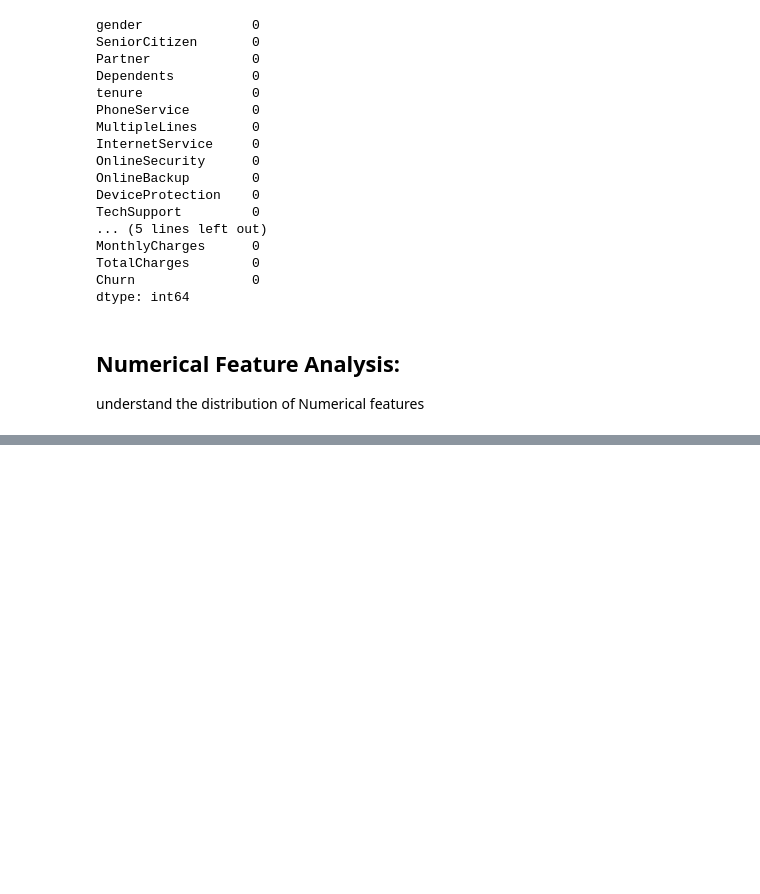
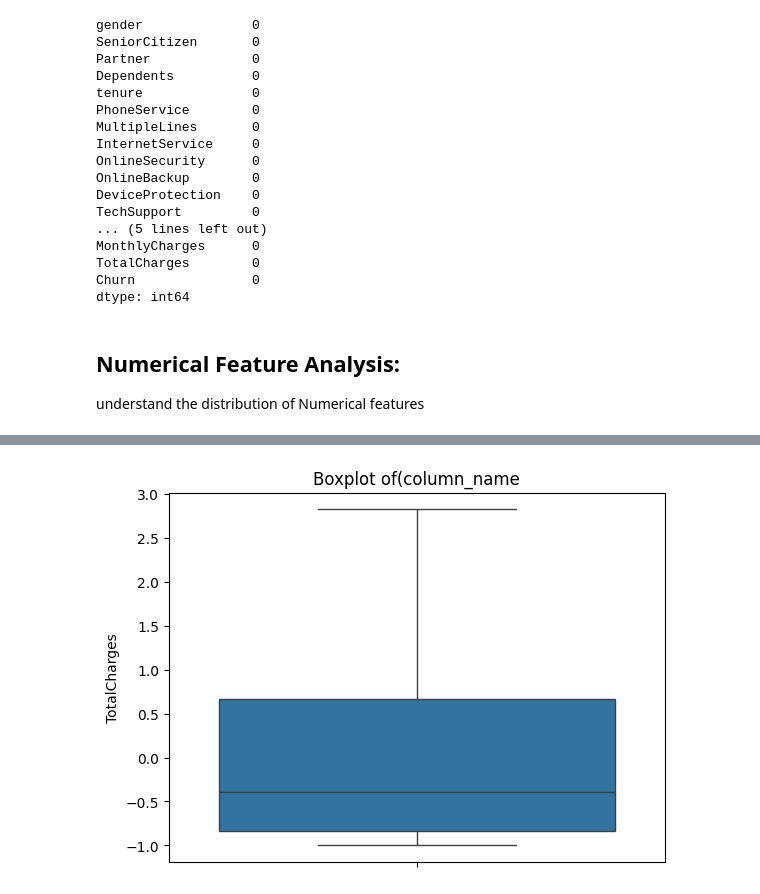
Before and after one commit to Anshu-code-202/MSLearn-Customer-Churn-Prediction, a Jupyter notebook: churn_prediction_using_ML.ipynb, the cells around one changed output, grey strips where cells are left out. Drawn from its saved outputs; the diff is of its cells as text; code cells hidden in the pictures; blank space fills up the shorter version.

```diff
--- a/churn_prediction_using_ML.ipynb
+++ b/churn_prediction_using_ML.ipynb
@@ -398,0 +489,4 @@ plot_histogram(df, "tenure")
+# %%
+plot_boxplot(df,"TotalCharges")
+# %% [output]
+[figure, added]
```
Also changed, not shown: parts of 25 cells of this notebook.
